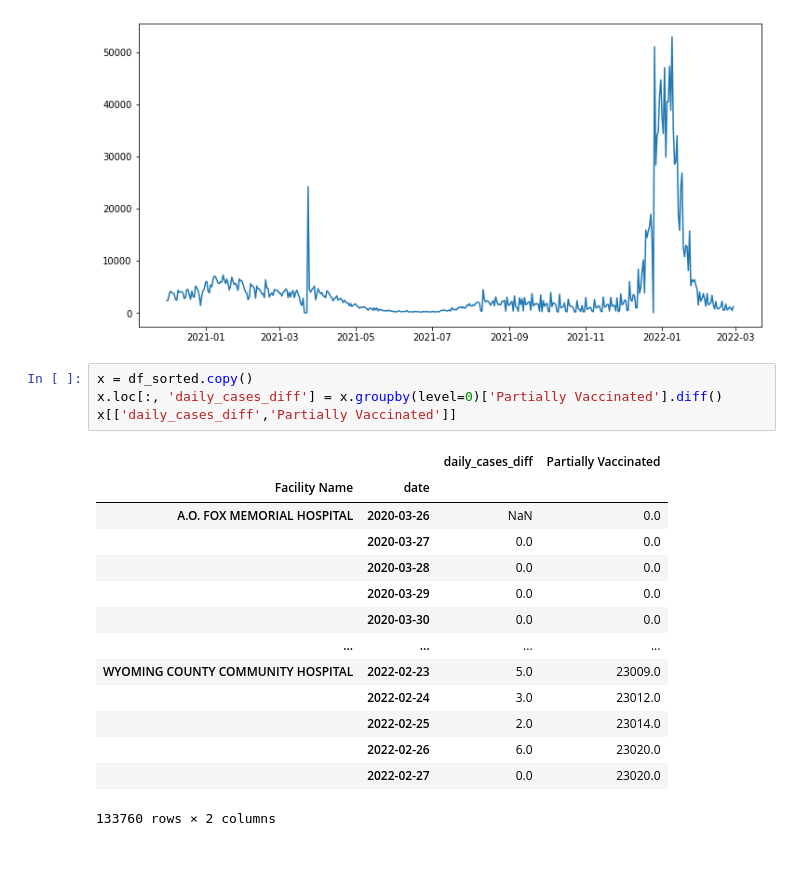
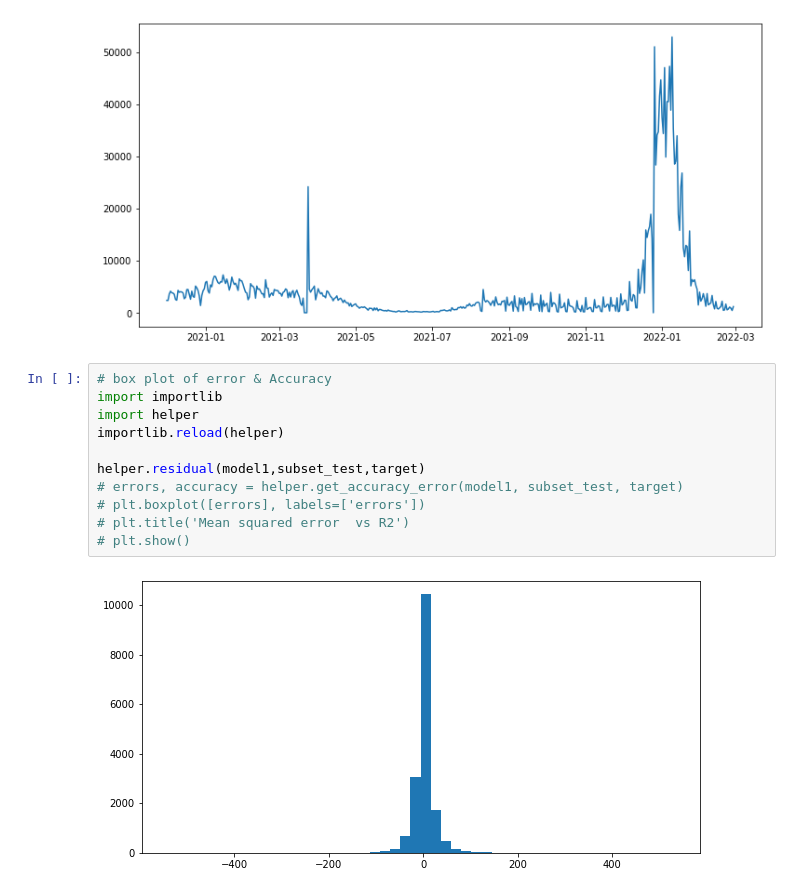
Before and after one commit to AnishaMathur/NY-State-Covid-Analysis, a Jupyter notebook: notebooks/ML2.ipynb, the cells around one changed output. Cells and saved outputs as stored; diff of their text form; blank space fills up the shorter version.

```diff
--- a/notebooks/ML2.ipynb
+++ b/notebooks/ML2.ipynb
@@ -284,22 +292,16 @@ ax.plot(x.index.get_level_values('date'), x['daily_cases_diff'])
 # %% [output]
 [<matplotlib.lines.Line2D at 0x...>]
 [figure]
-# %%
-x = df_sorted.copy()
-x.loc[:, 'daily_cases_diff'] = x.groupby(level=0)['Partially Vaccinated'].diff()
-x[['daily_cases_diff','Partially Vaccinated']]
-# %% [output]
-|  |  | daily_cases_diff | Partially Vaccinated |
-| Facility Name | date |  |  |
-| A.O. FOX MEMORIAL HOSPITAL | 2020-03-26 | NaN | 0.0 |
-|  | 2020-03-27 | 0.0 | 0.0 |
-|  | 2020-03-28 | 0.0 | 0.0 |
-|  | 2020-03-29 | 0.0 | 0.0 |
-|  | 2020-03-30 | 0.0 | 0.0 |
-| ... | ... | ... | ... |
-| WYOMING COUNTY COMMUNITY HOSPITAL | 2022-02-23 | 5.0 | 23009.0 |
-|  | 2022-02-24 | 3.0 | 23012.0 |
-|  | 2022-02-25 | 2.0 | 23014.0 |
-|  | 2022-02-26 | 6.0 | 23020.0 |
-|  | 2022-02-27 | 0.0 | 23020.0 |
-133760 rows × 2 columns
+# %%
+# box plot of error & Accuracy
+import importlib
+import helper
+importlib.reload(helper)
+
+helper.residual(model1,subset_test,target)
+# errors, accuracy = helper.get_accuracy_error(model1, subset_test, target)
+# plt.boxplot([errors], labels=['errors'])
+# plt.title('Mean squared error  vs R2')
+# plt.show()
+# %% [output]
+[figure, added]
```
Also changed, not shown: parts of 14 cells of this notebook, 1 other file.
